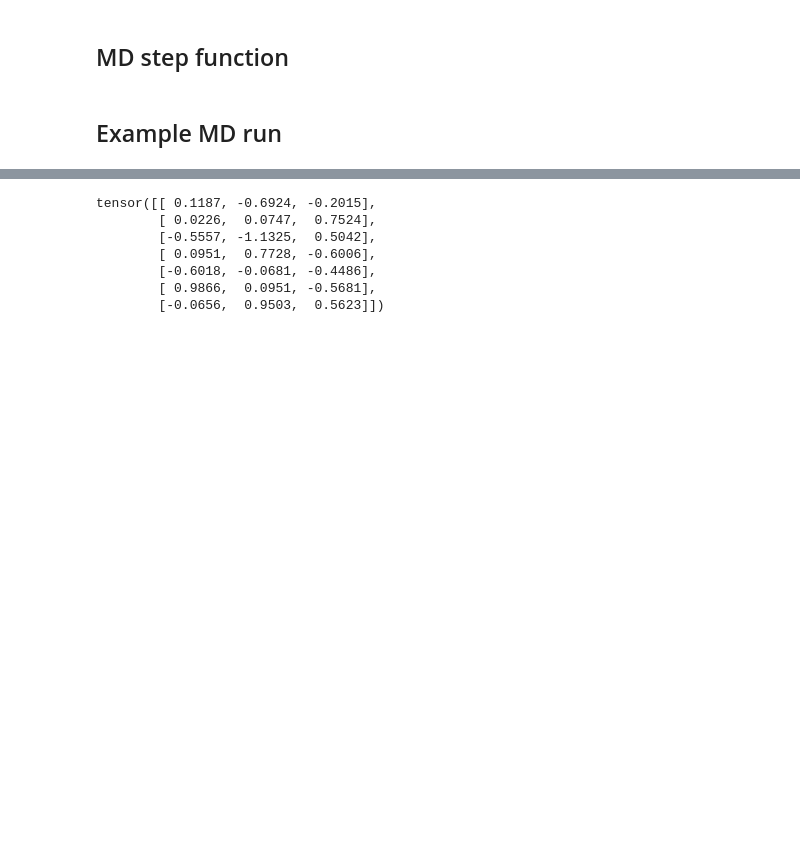
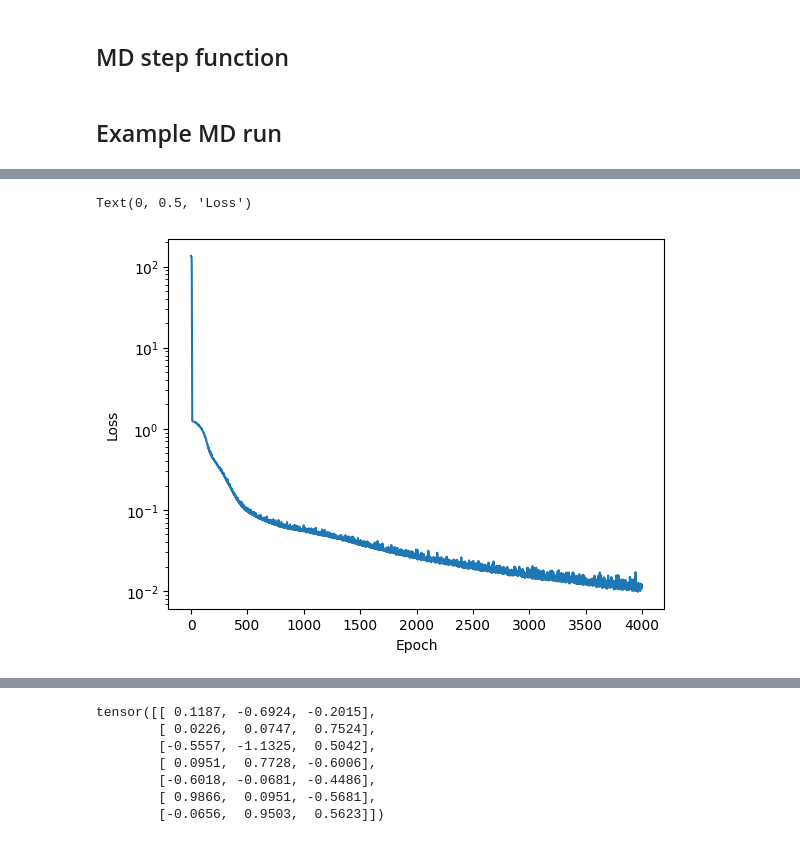
Before and after one commit to iceplant/ml_for_mol_sim, a Jupyter notebook: hw08/lj_clusters.ipynb, the cells around one changed output, grey strips where cells are left out. Drawn from its saved outputs; the diff is of its cells as text; code cells hidden in the pictures; blank space fills up the shorter version.

```diff
--- a/hw08/lj_clusters.ipynb
+++ b/hw08/lj_clusters.ipynb
@@ -217,3 +226,5 @@ len(v)
+# %%
+num_particles = len(v)
 # %%
 plt.hist(potential_energies)
 plt.xlabel('Potential Energies')
@@ -259,12 +284,13 @@ class PairwiseDistanceDataset(Dataset):
         return self.features[idx], self.labels[idx]
 # %%
 
-dataset = PairwiseDistanceDataset(sorted_pairwise_distances, potential_energies)
+dataset = PairwiseDistanceDataset(positions, potential_energies)
 
 train_size = int(0.8 * len(dataset))
-test_size = len(dataset) - train_size
-train_dataset, test_dataset = random_split(dataset, [train_size, test_size])
+test_size = val_size = (len(dataset) - train_size) // 2
+train_dataset, val_dataset, test_dataset = random_split(dataset, [train_size, val_size, test_size])
 
 # Create DataLoaders
-train_loader = DataLoader(train_dataset, batch_size=2, shuffle=True)
-test_loader = DataLoader(test_dataset, batch_size=2, shuffle=False)
+train_loader = DataLoader(train_dataset, batch_size=64, shuffle=True)
+val_loader = DataLoader(val_dataset, batch_size=64, shuffle=True)
+test_loader = DataLoader(test_dataset, batch_size=64, shuffle=False)
@@ -278,0 +297,25 @@ tensor([[0.0000, 1.1000, 1.1000, 1.1000, 1.1000, 1.1000, 1.1000],
+# %%
+num_pairs = int(num_particles * (num_particles - 1) / 2)
+architecture = [num_pairs] + [50] * 8 + [1]
+# print(architecture)
+model = MLP(architecture).to(DEVICE)
+coords = torch.optim.Adam(model.parameters())
+criterion = torch.nn.MSELoss()
+optimizer = torch.optim.Adam(model.parameters(), lr=.0001)
+losses = []
+scheduler = ReduceLROnPlateau(optimizer, mode='min', factor=0.1, patience=5)
+# %%
+EPOCHS = 4000
+
+for epoch in range(EPOCHS):
+    losses.append(train(model, train_loader, optimizer, criterion, DEVICE))
+    model.eval()
+    val_loss = 0
+    with torch.no_grad():
+        for inputs, targets in val_loader:
+            outputs = model(inputs)
+            loss = criterion(outputs, targets)
+            val_loss += loss.item()
+    val_loss /= len(val_loader)
+    if epoch % 1 == 0:
+        print(f"Epoch: {epoch} | Loss: {losses[-1]}")
@@ -278,0 +341,8 @@ tensor([[0.0000, 1.1000, 1.1000, 1.1000, 1.1000, 1.1000, 1.1000],
+# %%
+plt.plot(losses)
+plt.yscale('log')
+plt.xlabel("Epoch")
+plt.ylabel("Loss")
+# %% [output]
+Text(0, 0.5, 'Loss')
+[figure, added]
```
Also changed, not shown: parts of 10 cells of this notebook.
